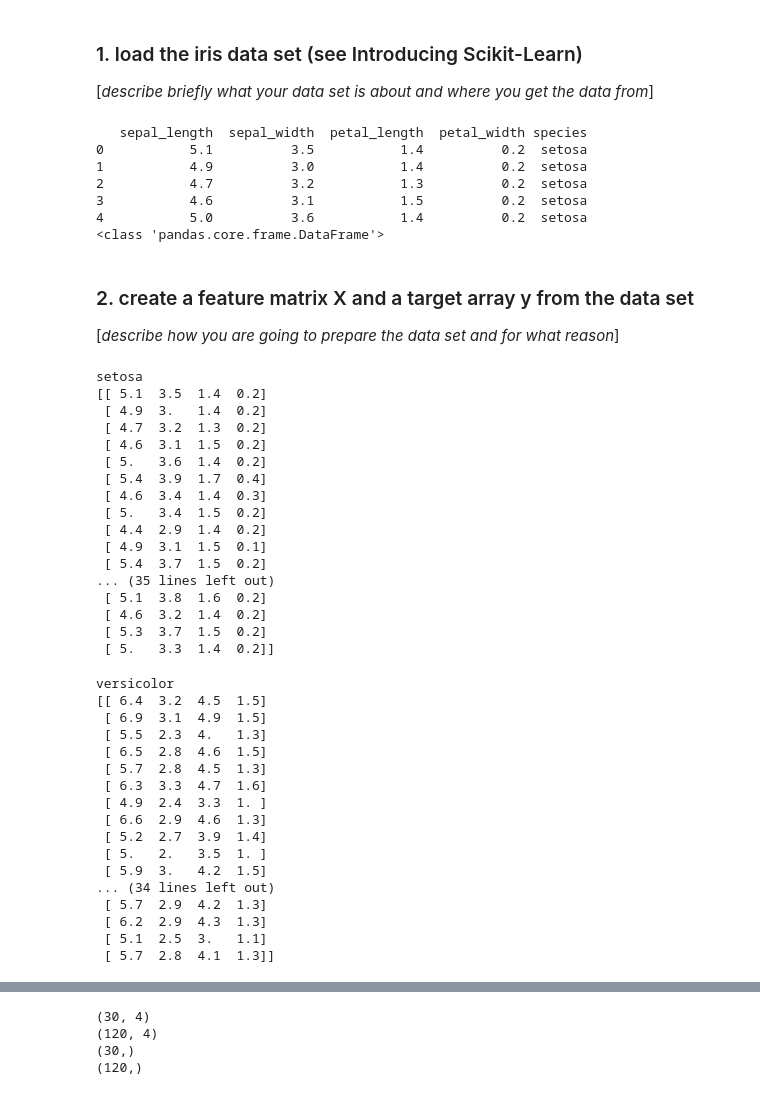
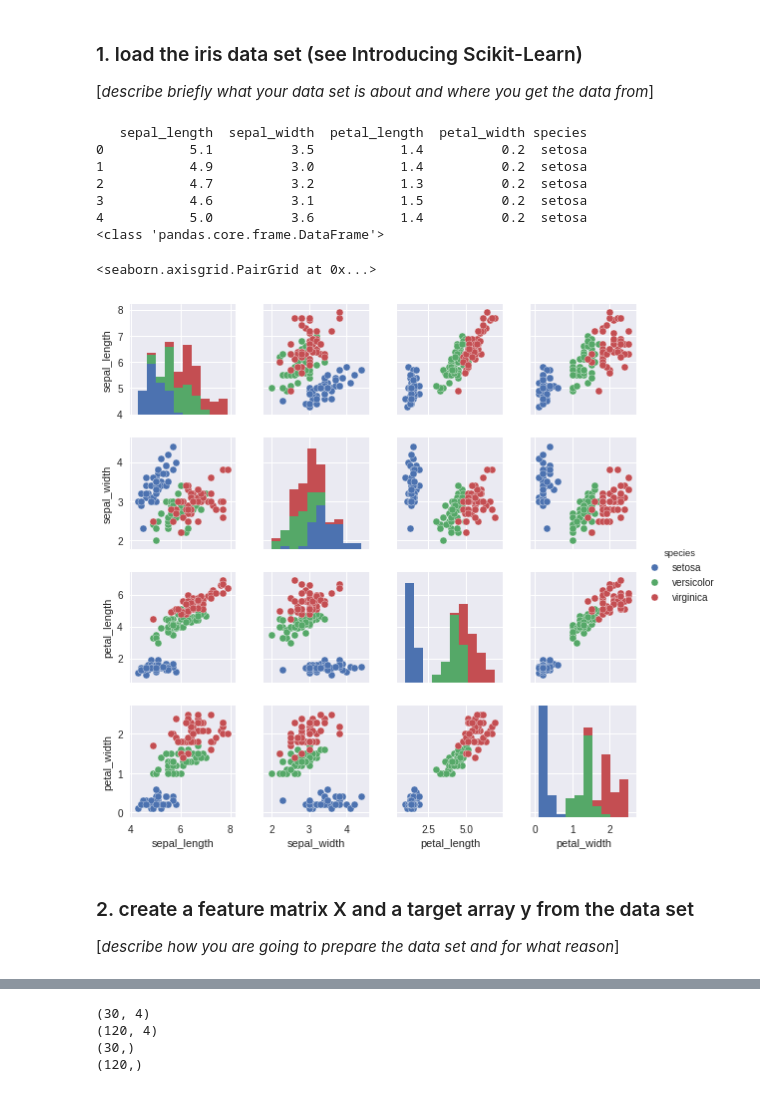
Before and after one commit to PiaErbrath/Dami2017, a Jupyter notebook: notebooks/DAMI-Mod4.ipynb, the cells around one changed output, grey strips where cells are left out. Cells and saved outputs as stored; diff of their text form; code cells hidden in the pictures.

Commit message:
work furthermore on tasks, SVM requires needs some graphics

```diff
--- a/notebooks/DAMI-Mod4.ipynb
+++ b/notebooks/DAMI-Mod4.ipynb
@@ -43,15 +43,18 @@ import seaborn as sns; sns.set()
 # %%
 iris = sns.load_dataset('iris')
 print(iris.head())
 print(type(iris))
+sns.pairplot(iris, hue='species', size=2)
 # %% [output]
    sepal_length  sepal_width  petal_length  petal_width species
 0           5.1          3.5           1.4          0.2  setosa
 1           4.9          3.0           1.4          0.2  setosa
 2           4.7          3.2           1.3          0.2  setosa
 3           4.6          3.1           1.5          0.2  setosa
 4           5.0          3.6           1.4          0.2  setosa
 <class 'pandas.core.frame.DataFrame'>
+<seaborn.axisgrid.PairGrid at 0x...>
+[figure, added]
 # %% [markdown]
 ### 2. create a feature matrix X and a target array y from the data set
 [_describe how you are going to prepare the data set and for what reason_]
@@ -60,45 +63,9 @@ y = iris['species'].values
 
 x = iris[['sepal_length','sepal_width','petal_length','petal_width']].as_matrix()
 
-print('setosa')
-print(x[0:50,:])
+#print('setosa')
+#print(x[0:50,:])
-# %% [output]
-setosa
-[[ 5.1  3.5  1.4  0.2]
- [ 4.9  3.   1.4  0.2]
- [ 4.7  3.2  1.3  0.2]
- [ 4.6  3.1  1.5  0.2]
- [ 5.   3.6  1.4  0.2]
- [ 5.4  3.9  1.7  0.4]
- [ 4.6  3.4  1.4  0.3]
- [ 5.   3.4  1.5  0.2]
- [ 4.4  2.9  1.4  0.2]
- [ 4.9  3.1  1.5  0.1]
- [ 5.4  3.7  1.5  0.2]
-... (35 lines left out)
- [ 5.1  3.8  1.6  0.2]
- [ 4.6  3.2  1.4  0.2]
- [ 5.3  3.7  1.5  0.2]
- [ 5.   3.3  1.4  0.2]]
 # %%
-print('versicolor')
-print(x[51:100, :])
+#print('versicolor')
+#print(x[51:100, :])
-# %% [output]
-versicolor
-[[ 6.4  3.2  4.5  1.5]
- [ 6.9  3.1  4.9  1.5]
- [ 5.5  2.3  4.   1.3]
- [ 6.5  2.8  4.6  1.5]
- [ 5.7  2.8  4.5  1.3]
- [ 6.3  3.3  4.7  1.6]
- [ 4.9  2.4  3.3  1. ]
- [ 6.6  2.9  4.6  1.3]
- [ 5.2  2.7  3.9  1.4]
- [ 5.   2.   3.5  1. ]
- [ 5.9  3.   4.2  1.5]
-... (34 lines left out)
- [ 5.7  2.9  4.2  1.3]
- [ 6.2  2.9  4.3  1.3]
- [ 5.1  2.5  3.   1.1]
- [ 5.7  2.8  4.1  1.3]]
 # %%
```
Also changed, not shown: parts of 12 cells of this notebook.
